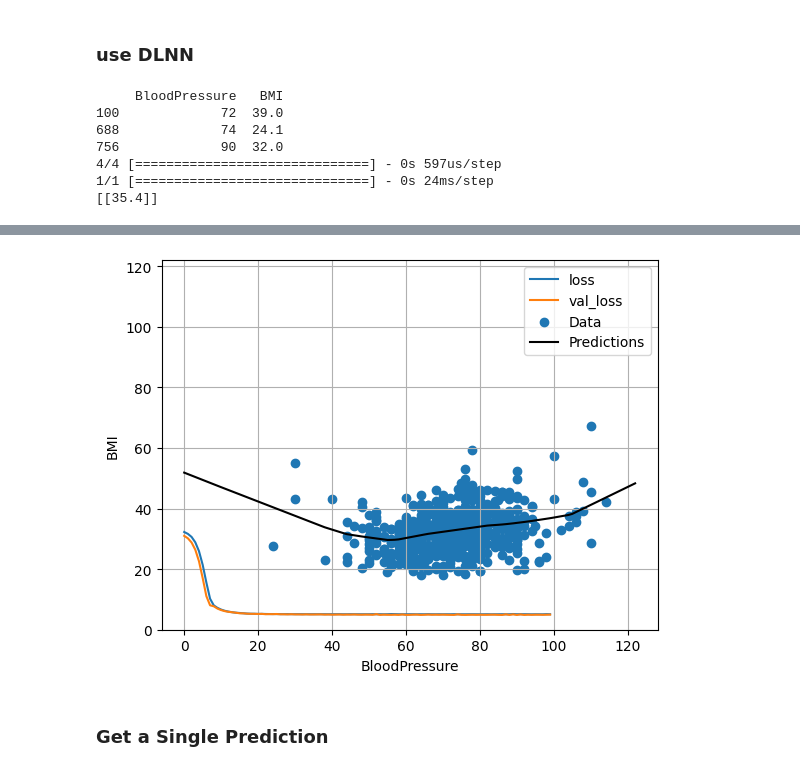
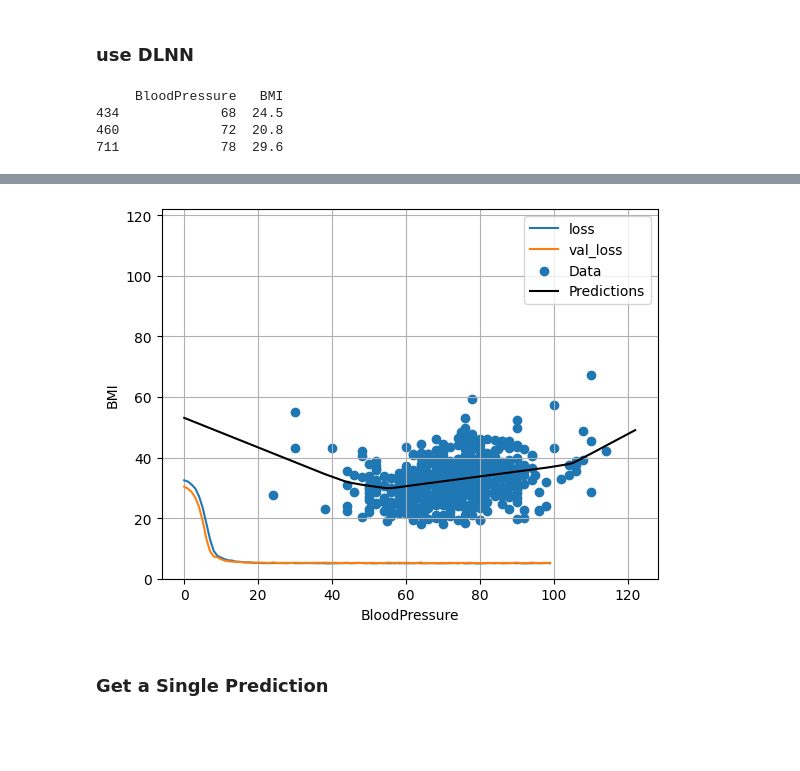
Before and after one commit to AGoodnight/TensorFlowAlpha, a Jupyter notebook: Diabetes.ipynb, the cells around one changed output, grey strips where cells are left out. Saved outputs shown, nothing was run; the diff lists cells and outputs as text; code cells hidden in the pictures; blank space fills up the shorter version.

```diff
--- a/Diabetes.ipynb
+++ b/Diabetes.ipynb
@@ -72,7 +72,7 @@ x_model = tf.keras.Sequential([
     layers.Dense(units=1)
 ])
 x_model.compile(
-    optimizer = tf.keras.optimizers.legacy.Adam(learning_rate=0.1),
+    optimizer = tf.keras.optimizers.Adam(learning_rate=0.1),
     loss='mean_absolute_error')
 
 history = x_model.fit(
@@ -170,7 +170,7 @@ def build_and_compile_model(norm):
         layers.Dense(64, activation='relu'),
         layers.Dense(1)])
     model.compile(
-        optimizer = tf.keras.optimizers.legacy.Adam(learning_rate=0.001),
+        optimizer = tf.keras.optimizers.Adam(learning_rate=0.001),
         loss='mean_absolute_error')
     return model
 
@@ -217,9 +217,6 @@ def plot_on_graph(x, y):
 plot_on_graph(x, y)
 # %% [output]
      BloodPressure   BMI
-100             72  39.0
-688             74  24.1
-756             90  32.0
-4/4 [==============================] - 0s 597us/step
-1/1 [==============================] - 0s 24ms/step
-[[35.4]]
+434             68  24.5
+460             72  20.8
+711             78  29.6
@@ -226,4 +226,4 @@ plot_on_graph(x, y)
-[figure, old version]
+[figure, new version]
 # %% [markdown]
 ### Get a Single Prediction
 # %%
```
Also changed, not shown: parts of 2 cells of this notebook, 18 other files.
